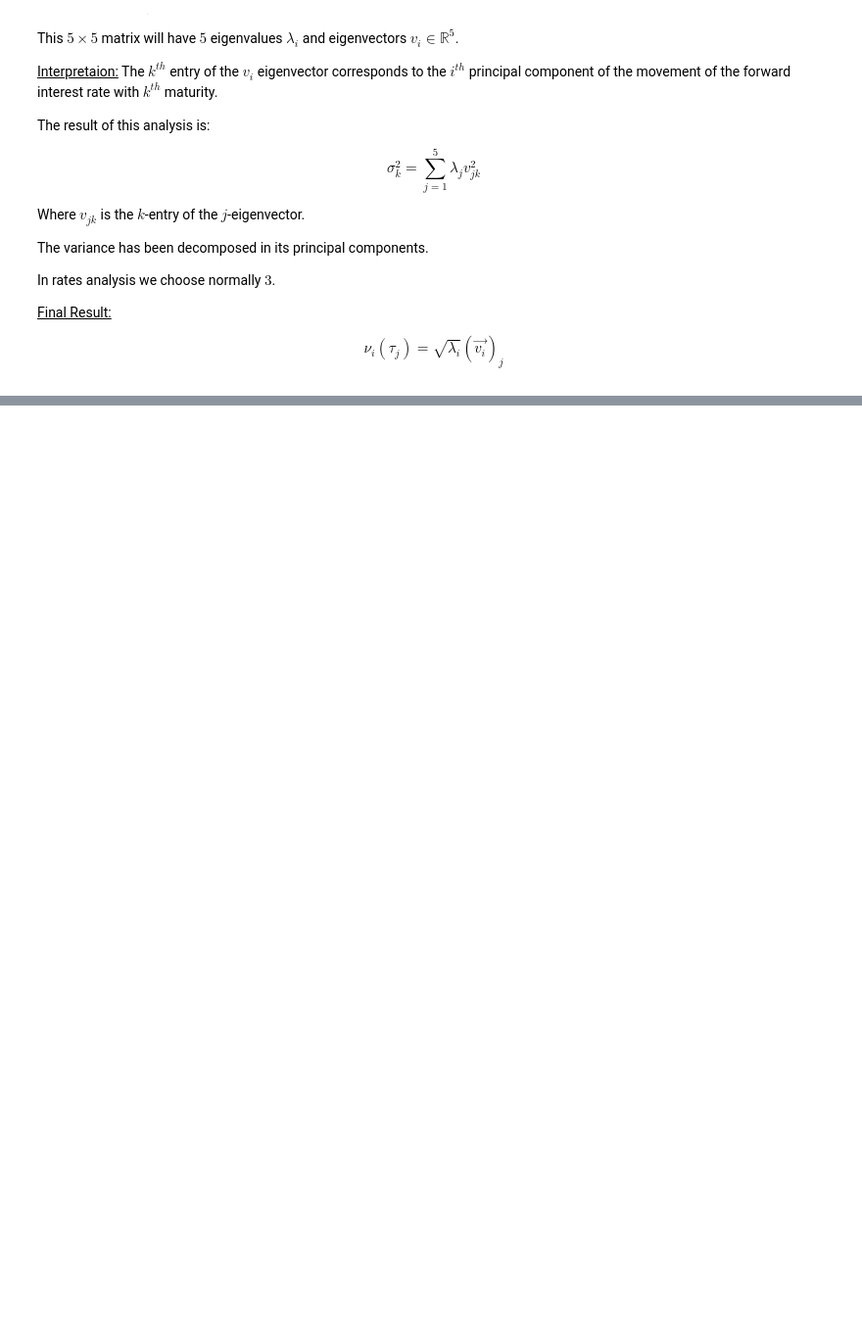
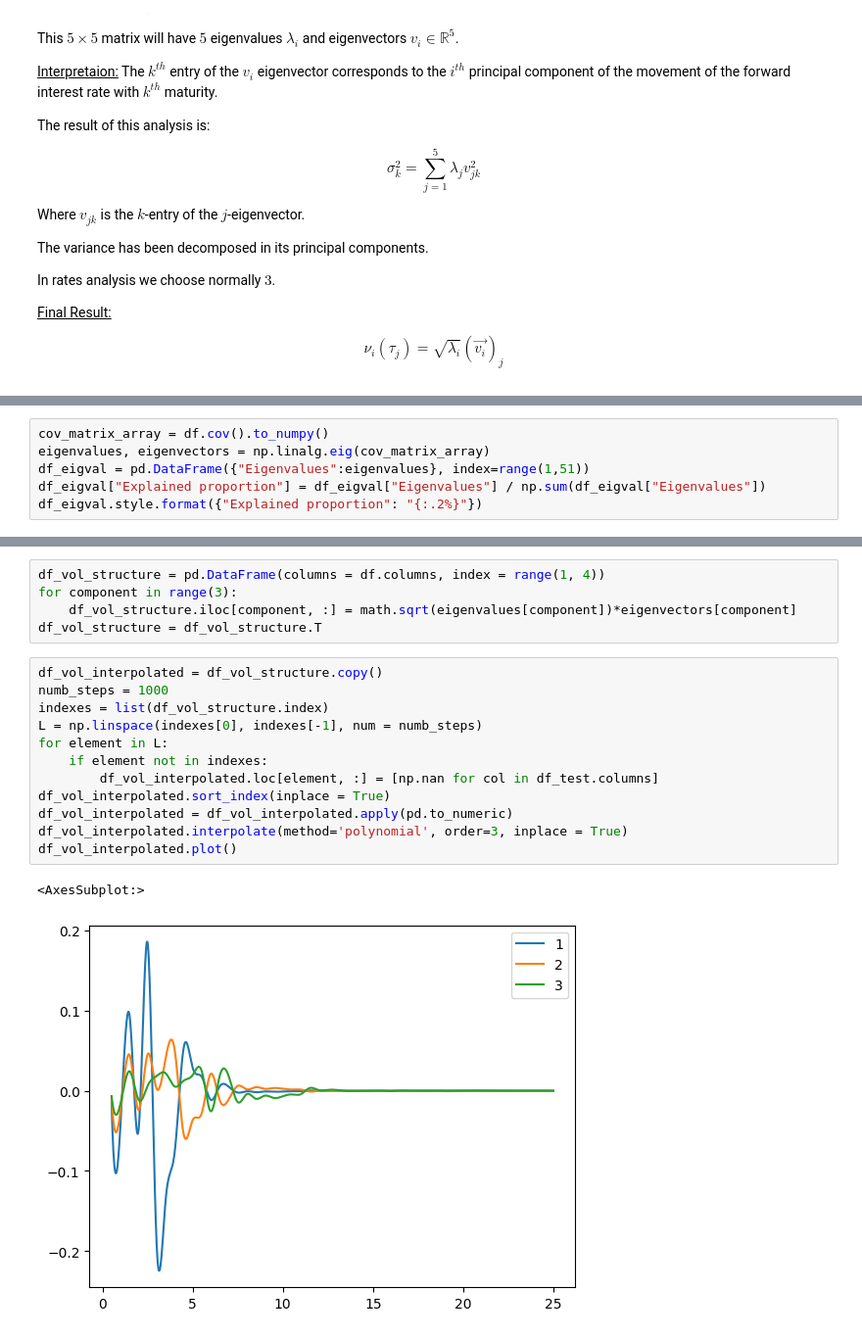
Before and after one commit to eduardo-contreras-dominguez/Fixed-Income, a Jupyter notebook: PCA.ipynb, the cells around one changed output, grey strips where cells are left out. Shown: that part at 98% size. Cells and saved outputs as stored; diff of their text form; blank space fills up the shorter version.

```diff
--- a/PCA.ipynb
+++ b/PCA.ipynb
@@ -119,0 +100,6 @@ df.iloc[:, 15].plot()
+# %%
+cov_matrix_array = df.cov().to_numpy()
+eigenvalues, eigenvectors = np.linalg.eig(cov_matrix_array)
+df_eigval = pd.DataFrame({"Eigenvalues":eigenvalues}, index=range(1,51))
+df_eigval["Explained proportion"] = df_eigval["Eigenvalues"] / np.sum(df_eigval["Eigenvalues"])
+df_eigval.style.format({"Explained proportion": "{:.2%}"})
@@ -119,0 +124,20 @@ df.iloc[:, 15].plot()
+# %%
+df_vol_structure = pd.DataFrame(columns = df.columns, index = range(1, 4))
+for component in range(3):
+    df_vol_structure.iloc[component, :] = math.sqrt(eigenvalues[component])*eigenvectors[component]
+df_vol_structure = df_vol_structure.T
+# %%
+df_vol_interpolated = df_vol_structure.copy()
+numb_steps = 1000
+indexes = list(df_vol_structure.index)
+L = np.linspace(indexes[0], indexes[-1], num = numb_steps)
+for element in L:
+    if element not in indexes:
+        df_vol_interpolated.loc[element, :] = [np.nan for col in df_test.columns]
+df_vol_interpolated.sort_index(inplace = True)
+df_vol_interpolated = df_vol_interpolated.apply(pd.to_numeric)
+df_vol_interpolated.interpolate(method='polynomial', order=3, inplace = True)
+df_vol_interpolated.plot()
+# %% [output]
+<AxesSubplot:>
+[figure, added]
```
Also changed, not shown: parts of 11 cells of this notebook.
